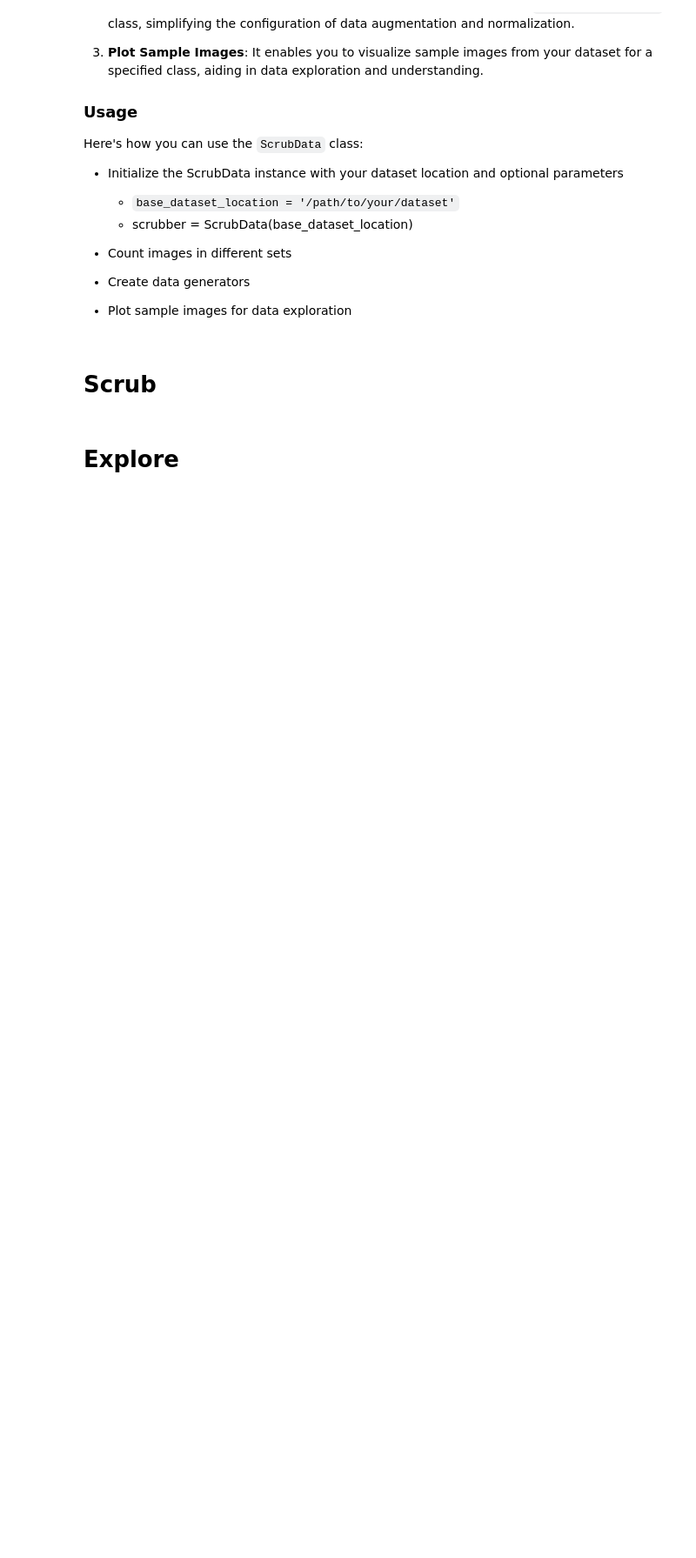
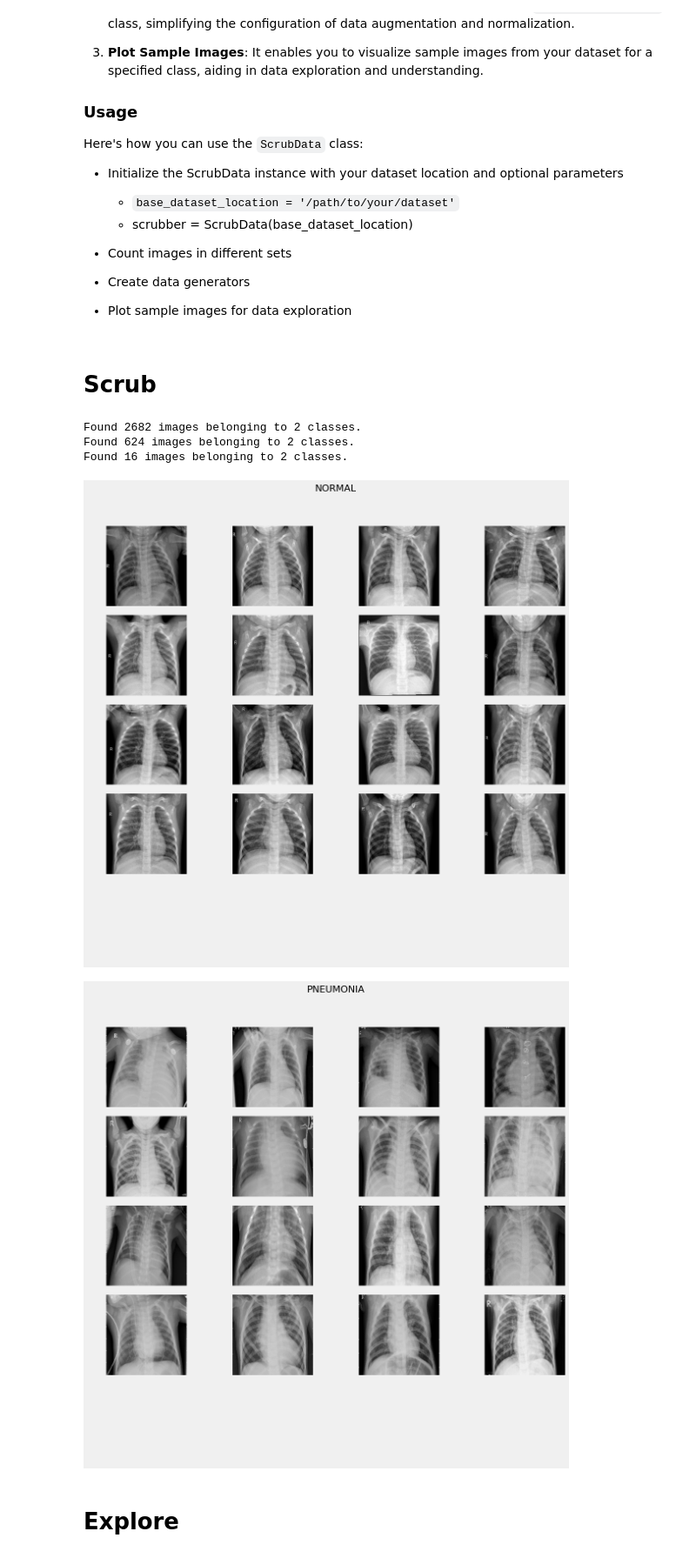
Before and after one commit to dataeducator/Image_Classification_with_Deep_Learning, a Jupyter notebook: image_classification_with_deep_learning.ipynb, the cells around one changed output. Shown at 87% size. Saved outputs shown, nothing was run; the diff lists cells and outputs as text; code cells hidden in the pictures; blank space fills up the shorter version.

Commit message:
updated ExploreData class instance

```diff
--- a/image_classification_with_deep_learning.ipynb
+++ b/image_classification_with_deep_learning.ipynb
@@ -647,7 +647,7 @@ class ScrubData:
         self.base_dataset_location = base_dataset_location
         self.image_size = image_size
         self.class_names = class_names
-        self.batch_size_train = self.count_images('downsampled_train')
+        self.batch_size_train = self.count_images('train_downsampled')
         self.batch_size_test = self.count_images('test')
         self.batch_size_val = self.count_images('val')
 
@@ -702,14 +702,20 @@ class ScrubData:
 # %%
 if __name__ == "__main__":
     scrubber = ScrubData(base_dataset_location)
 
-    train_generator = scrubber.create_data_generator('resampled_train', scrubber.batch_size_train)
+    train_generator = scrubber.create_data_generator('train_downsampled', scrubber.batch_size_train)
     test_generator = scrubber.create_data_generator('test', scrubber.batch_size_test)
     val_generator = scrubber.create_data_generator('val', scrubber.batch_size_val)
 
     # Plot sample images
     scrubber.plot_sample_images(train_generator, class_name='NORMAL', num_images=16, num_rows=5, num_cols=4, figsize=(12, 12))
     scrubber.plot_sample_images(train_generator, class_name='PNEUMONIA', num_images=16, num_rows=5, num_cols=4, figsize=(12, 12))
+# %% [output]
+Found 2682 images belonging to 2 classes.
+Found 624 images belonging to 2 classes.
+Found 16 images belonging to 2 classes.
+[figure, added]
+[figure, added]
 # %% [markdown]
 # Explore
 # %%
```
Also changed, not shown: parts of 10 cells of this notebook.
